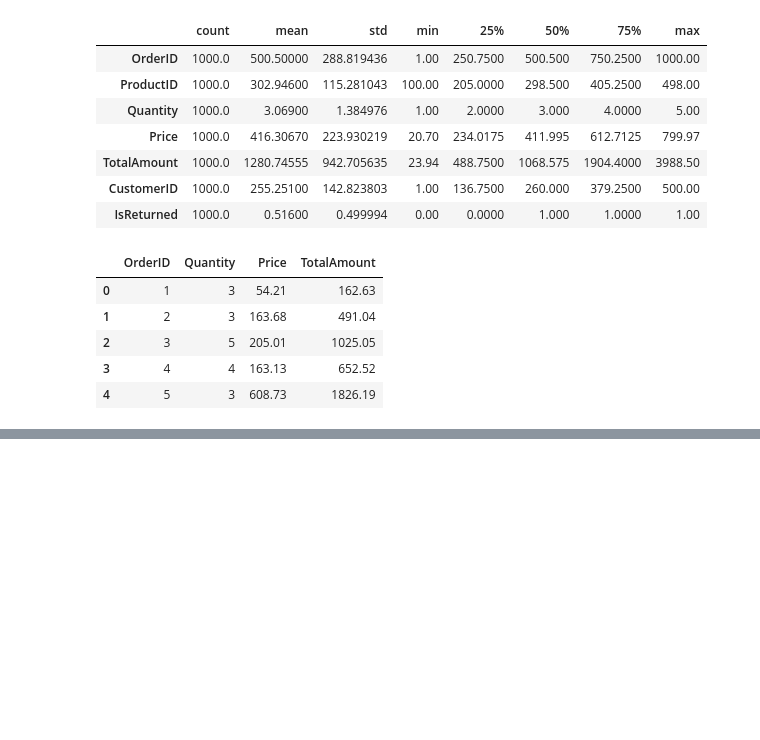
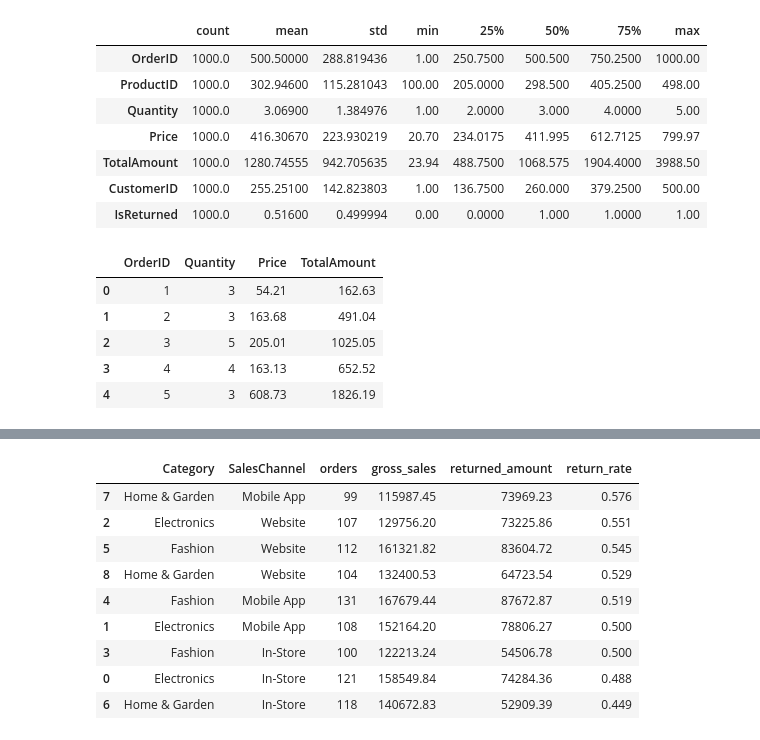
Before and after one commit to 2026-2-descriptiva/std-maria-jose-uribe-henao, a Jupyter notebook: PRE_10_retail_sales/notebooks/notebook.ipynb, the cells around one changed output, grey strips where cells are left out. Saved outputs shown, nothing was run; the diff lists cells and outputs as text; code cells hidden in the pictures; blank space fills up the shorter version.

```diff
--- a/PRE_10_retail_sales/notebooks/notebook.ipynb
+++ b/PRE_10_retail_sales/notebooks/notebook.ipynb
@@ -78,0 +240,29 @@ sales[["OrderID", "Quantity", "Price", "TotalAmount"]].head()
+# %%
+# ¿Qué combinaciones de categoría y canal presentan mayor riesgo de devolución?
+
+minimum_orders = 50
+return_risk = (
+    sales.groupby(["Category", "SalesChannel"])
+    .agg(
+        orders=("OrderID", "size"),
+        gross_sales=("TotalAmount", "sum"),
+        returned_amount=("ReturnedAmount", "sum"),
+        return_rate=("IsReturned", "mean"),
+    )
+    .reset_index()
+)
+return_risk = return_risk[return_risk["orders"] >= minimum_orders]
+return_risk = return_risk.sort_values("return_rate", ascending=False)
+return_risk.to_csv(SUBMISSION_DIR / "return_risk.csv", index=False)
+return_risk.round(3)
+# %% [output]
+|  | Category | SalesChannel | orders | gross_sales | returned_amount | return_rate |
+| 7 | Home & Garden | Mobile App | 99 | 115987.45 | 73969.23 | 0.576 |
+| 2 | Electronics | Website | 107 | 129756.20 | 73225.86 | 0.551 |
+| 5 | Fashion | Website | 112 | 161321.82 | 83604.72 | 0.545 |
+| 8 | Home & Garden | Website | 104 | 132400.53 | 64723.54 | 0.529 |
+| 4 | Fashion | Mobile App | 131 | 167679.44 | 87672.87 | 0.519 |
+| 1 | Electronics | Mobile App | 108 | 152164.20 | 78806.27 | 0.500 |
+| 3 | Fashion | In-Store | 100 | 122213.24 | 54506.78 | 0.500 |
+| 0 | Electronics | In-Store | 121 | 158549.84 | 74284.36 | 0.488 |
+| 6 | Home & Garden | In-Store | 118 | 140672.83 | 52909.39 | 0.449 |
```
Also changed, not shown: parts of 12 cells of this notebook, 9 other files.
